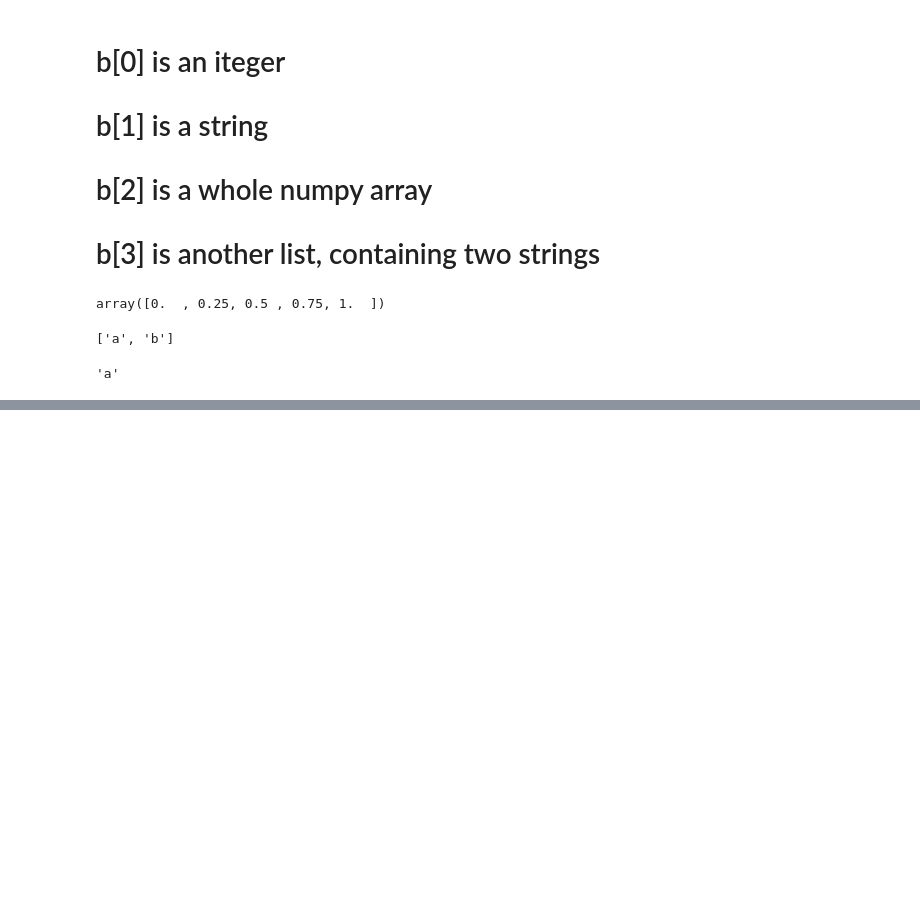
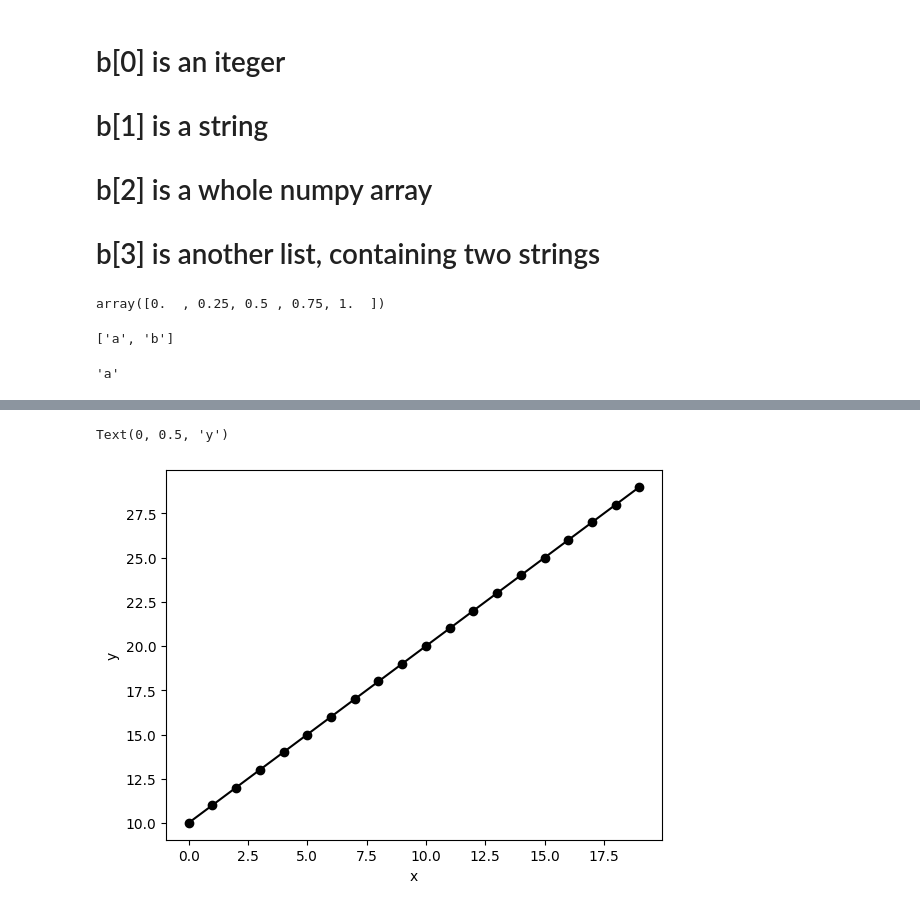
Before and after one commit to saurabhmittal23/space_physics, a Jupyter notebook: tutorial.ipynb, the cells around one changed output, grey strips where cells are left out. Saved outputs shown, nothing was run; the diff lists cells and outputs as text; code cells hidden in the pictures; blank space fills up the shorter version.

```diff
--- a/tutorial.ipynb
+++ b/tutorial.ipynb
@@ -135,0 +178,9 @@ b[3][0]
+# %%
+# with more information, just add lines:
+plt.plot(x,y,
+         color='black',marker='o',linestyle='-')
+plt.xlabel('x')
+plt.ylabel('y')
+# %% [output]
+Text(0, 0.5, 'y')
+[figure, added]
```
Also changed, not shown: parts of 58 cells of this notebook.
